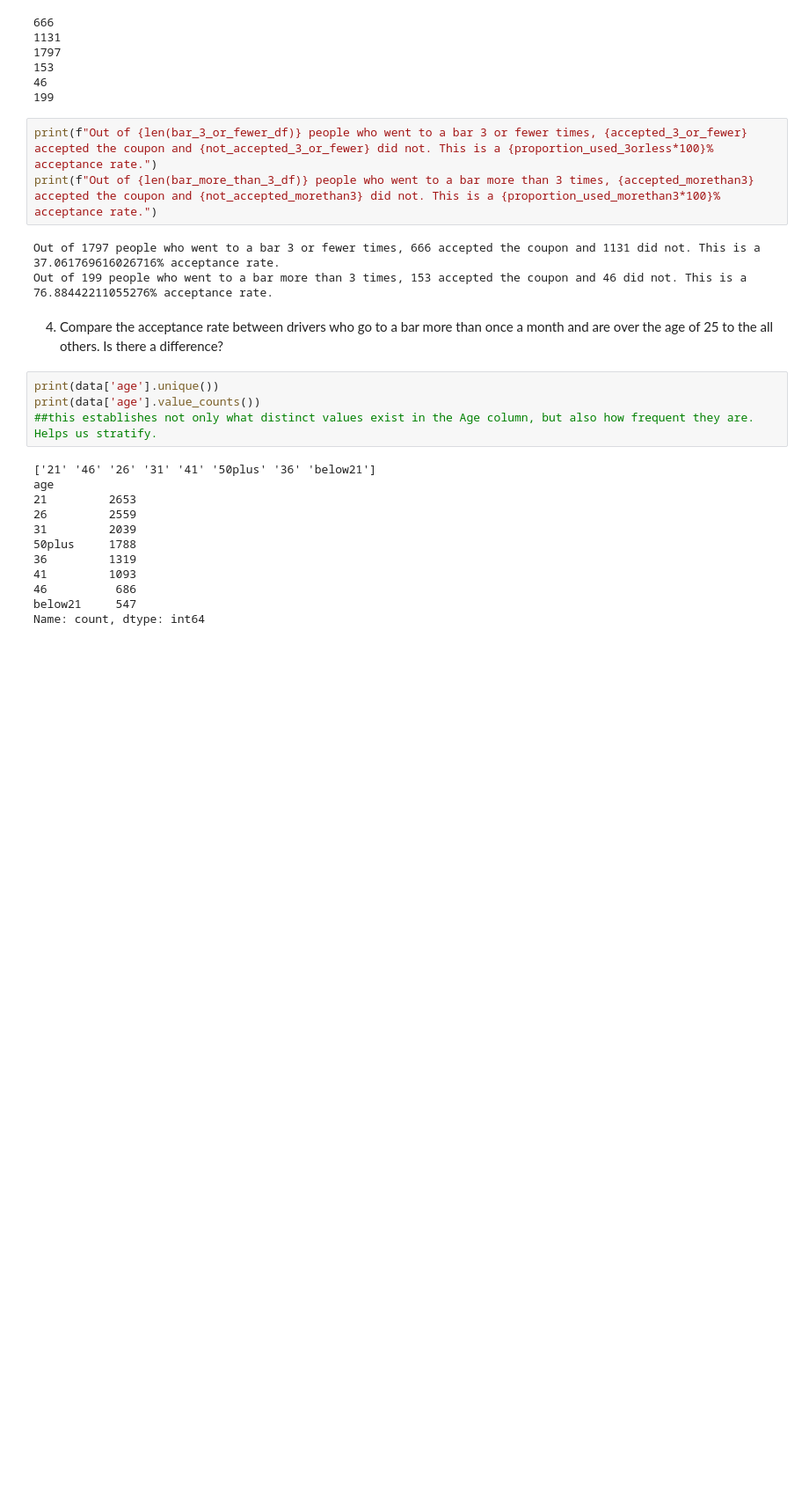
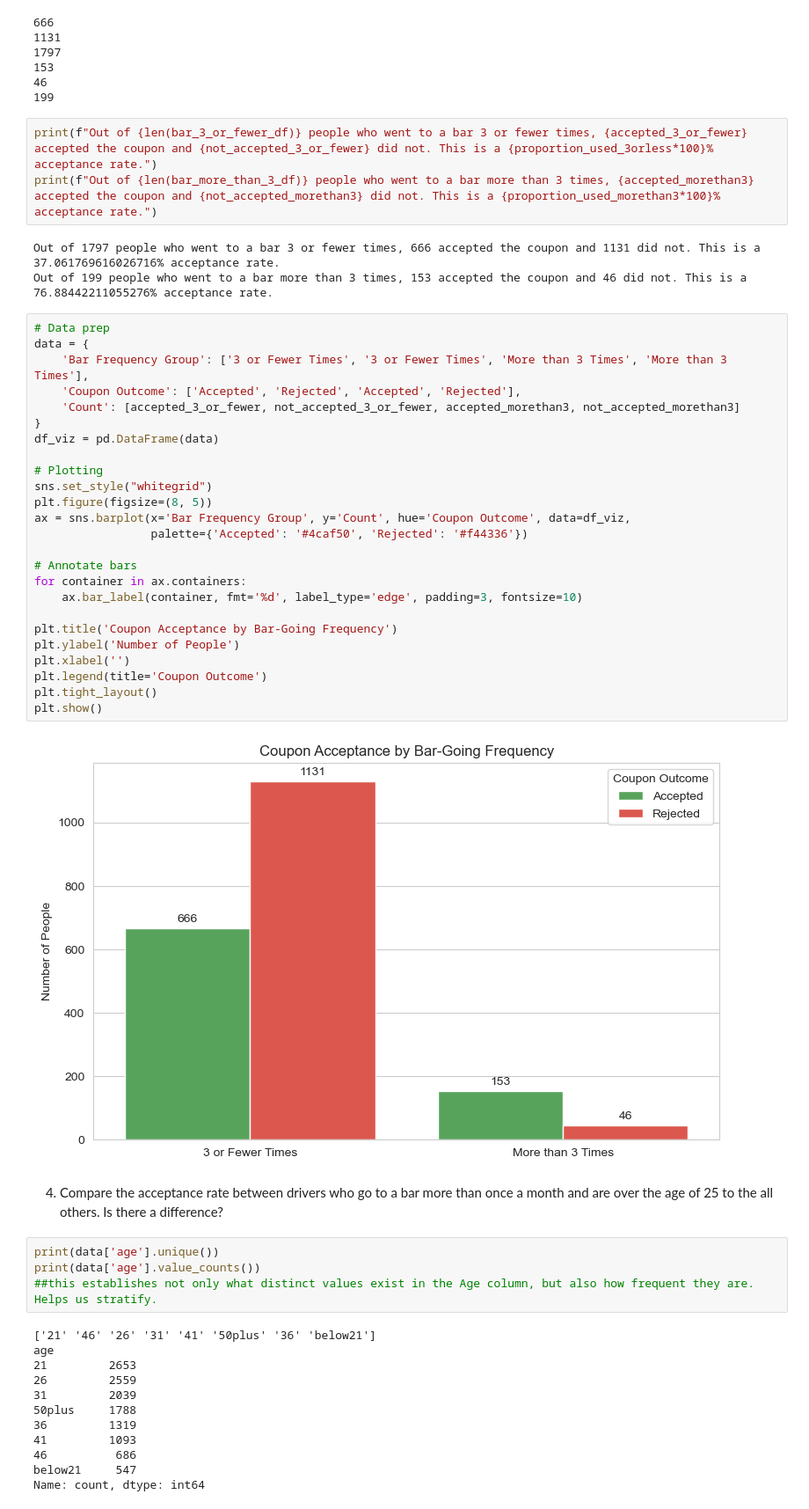
Before and after one commit to nbardhan/Will-the-Customer-Accept-the-Coupon-, a Jupyter notebook: prompt.ipynb, the cells around one changed output. Shown at 88% size. Drawn from its saved outputs; the diff is of its cells as text; blank space fills up the shorter version.

```diff
--- a/prompt.ipynb
+++ b/prompt.ipynb
@@ -346,6 +373,33 @@ print(f"Out of {len(bar_more_than_3_df)} people who went to a bar more than 3 ti
 # %% [output]
 Out of 1797 people who went to a bar 3 or fewer times, 666 accepted the coupon and 1131 did not. This is a 37.061769616026716% acceptance rate.
 Out of 199 people who went to a bar more than 3 times, 153 accepted the coupon and 46 did not. This is a 76.88442211055276% acceptance rate.
+# %%
+# Data prep
+data = {
+    'Bar Frequency Group': ['3 or Fewer Times', '3 or Fewer Times', 'More than 3 Times', 'More than 3 Times'],
+    'Coupon Outcome': ['Accepted', 'Rejected', 'Accepted', 'Rejected'],
+    'Count': [accepted_3_or_fewer, not_accepted_3_or_fewer, accepted_morethan3, not_accepted_morethan3]
+}
+df_viz = pd.DataFrame(data)
+
+# Plotting
+sns.set_style("whitegrid")
+plt.figure(figsize=(8, 5))
+ax = sns.barplot(x='Bar Frequency Group', y='Count', hue='Coupon Outcome', data=df_viz,
+                 palette={'Accepted': '#4caf50', 'Rejected': '#f44336'})
+
+# Annotate bars
+for container in ax.containers:
+    ax.bar_label(container, fmt='%d', label_type='edge', padding=3, fontsize=10)
+
+plt.title('Coupon Acceptance by Bar-Going Frequency')
+plt.ylabel('Number of People')
+plt.xlabel('')
+plt.legend(title='Coupon Outcome')
+plt.tight_layout()
+plt.show()
+# %% [output]
+[figure, added]
 # %% [markdown]
 4. Compare the acceptance rate between drivers who go to a bar more than once a month and are over the age of 25 to the all others.  Is there a difference?
 # %%
```
Also changed, not shown: parts of 4 cells of this notebook.
